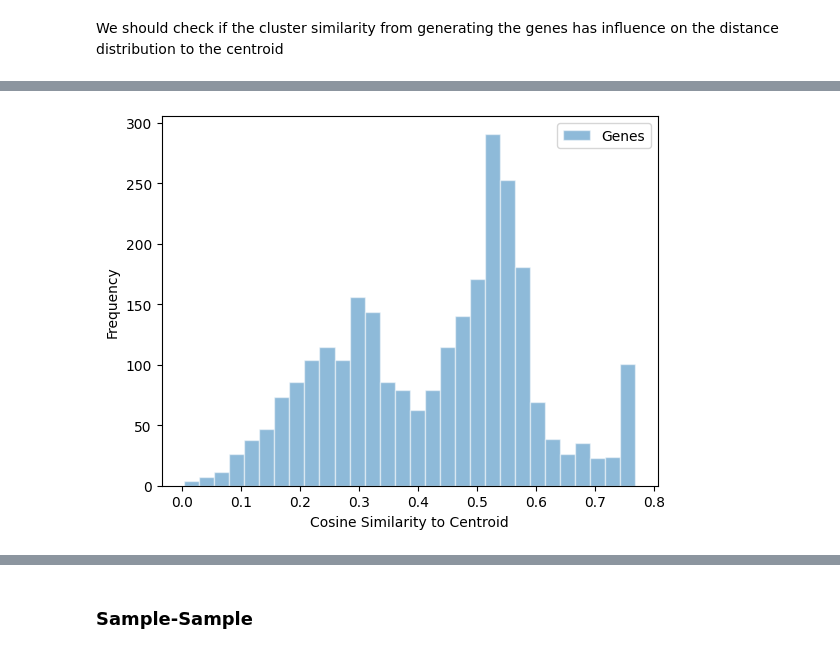
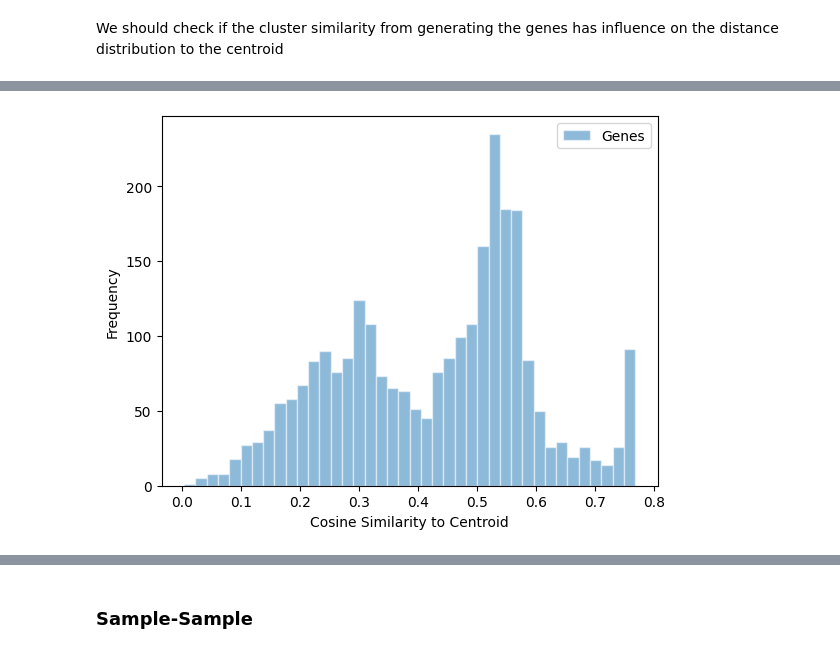
Before and after one commit to AthomsG/gene-prediction-from-bacteria-community, a Jupyter notebook: notebooks/EDA.ipynb, the cells around one changed output, grey strips where cells are left out. Drawn from its saved outputs; the diff is of its cells as text; code cells hidden in the pictures.

```diff
--- a/notebooks/EDA.ipynb
+++ b/notebooks/EDA.ipynb
@@ -432,9 +445,9 @@ cos_sim_genes_cpu = cos_sim_genes.cpu().numpy()
 # %%
 #plt.hist(cos_sim_taxon_cpu, color='C1', label='Taxon', alpha=0.5, edgecolor='white', bins=30)
-plt.hist(cos_sim_genes_cpu, color='C0', label='Genes', alpha=0.5, edgecolor='white', bins=30)
+plt.hist(cos_sim_genes_cpu, color='C0', label='Genes', alpha=0.5, edgecolor='white', bins=40)
 plt.xlabel('Cosine Similarity to Centroid')
 plt.ylabel('Frequency')
 plt.legend()
 plt.show()
 # %% [output]
-[figure, old version]
+[figure, new version]
```
Also changed, not shown: parts of 12 cells of this notebook.
